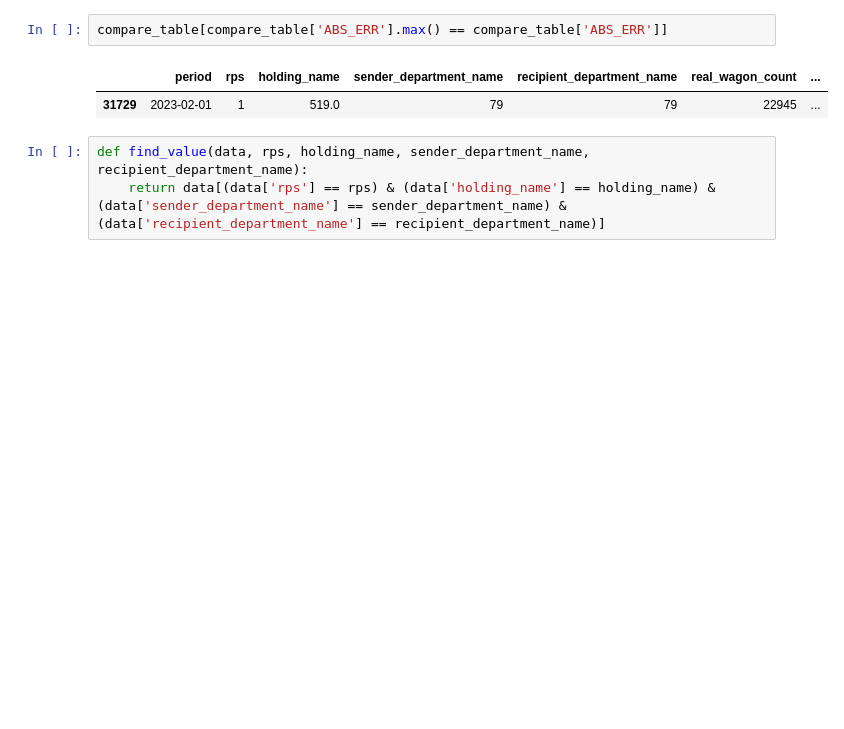
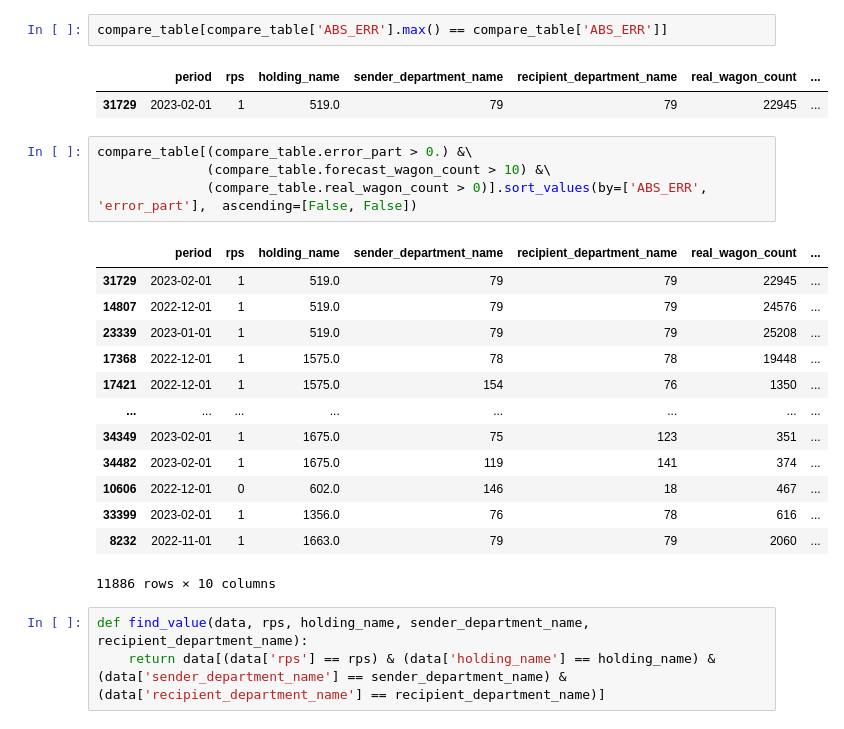
Before and after one commit to peragmat/datawagon, a Jupyter notebook: notebooks/EDA.ipynb, the cells around one changed output. Cells and saved outputs as stored; diff of their text form; blank space fills up the shorter version.

```diff
--- a/notebooks/EDA.ipynb
+++ b/notebooks/EDA.ipynb
@@ -552,6 +552,24 @@ compare_table[compare_table['ABS_ERR'].max() == compare_table['ABS_ERR']]
 # %% [output]
 |  | period | rps | holding_name | sender_department_name | recipient_department_name | real_wagon_count | ... |
 | 31729 | 2023-02-01 | 1 | 519.0 | 79 | 79 | 22945 | ... |
+# %%
+compare_table[(compare_table.error_part > 0.) &\
+              (compare_table.forecast_wagon_count > 10) &\
+              (compare_table.real_wagon_count > 0)].sort_values(by=['ABS_ERR', 'error_part'],  ascending=[False, False])
+# %% [output]
+|  | period | rps | holding_name | sender_department_name | recipient_department_name | real_wagon_count | ... |
+| 31729 | 2023-02-01 | 1 | 519.0 | 79 | 79 | 22945 | ... |
+| 14807 | 2022-12-01 | 1 | 519.0 | 79 | 79 | 24576 | ... |
+| 23339 | 2023-01-01 | 1 | 519.0 | 79 | 79 | 25208 | ... |
+| 17368 | 2022-12-01 | 1 | 1575.0 | 78 | 78 | 19448 | ... |
+| 17421 | 2022-12-01 | 1 | 1575.0 | 154 | 76 | 1350 | ... |
+| ... | ... | ... | ... | ... | ... | ... | ... |
+| 34349 | 2023-02-01 | 1 | 1675.0 | 75 | 123 | 351 | ... |
+| 34482 | 2023-02-01 | 1 | 1675.0 | 119 | 141 | 374 | ... |
+| 10606 | 2022-12-01 | 0 | 602.0 | 146 | 18 | 467 | ... |
+| 33399 | 2023-02-01 | 1 | 1356.0 | 76 | 78 | 616 | ... |
+| 8232 | 2022-11-01 | 1 | 1663.0 | 79 | 79 | 2060 | ... |
+11886 rows × 10 columns
 # %%
 def find_value(data, rps, holding_name, sender_department_name, recipient_department_name):
     return data[(data['rps'] == rps) & (data['holding_name'] == holding_name) & (data['sender_department_name'] == sender_department_name) & (data['recipient_department_name'] == recipient_department_name)]
```
Also changed, not shown: parts of 21 cells of this notebook.
